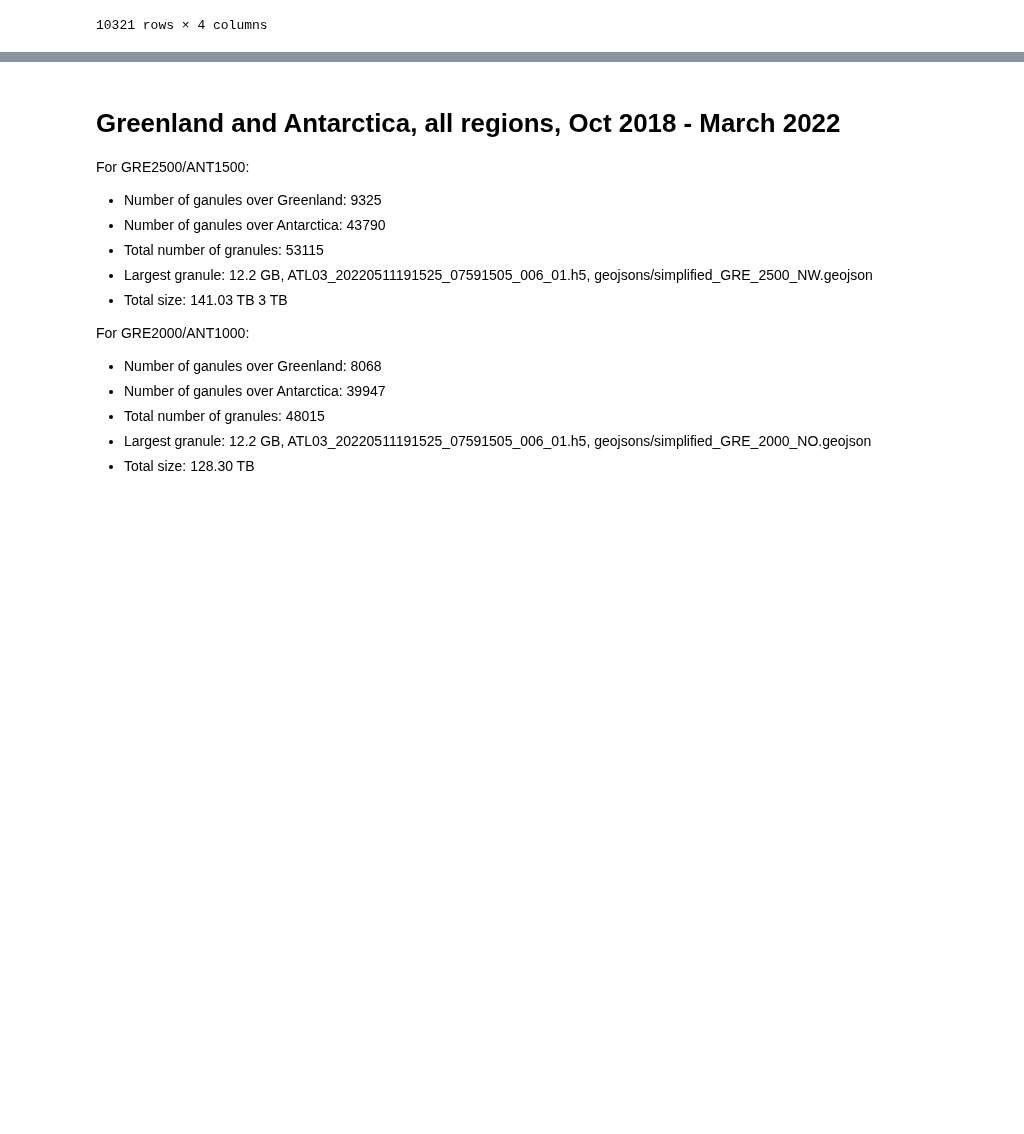
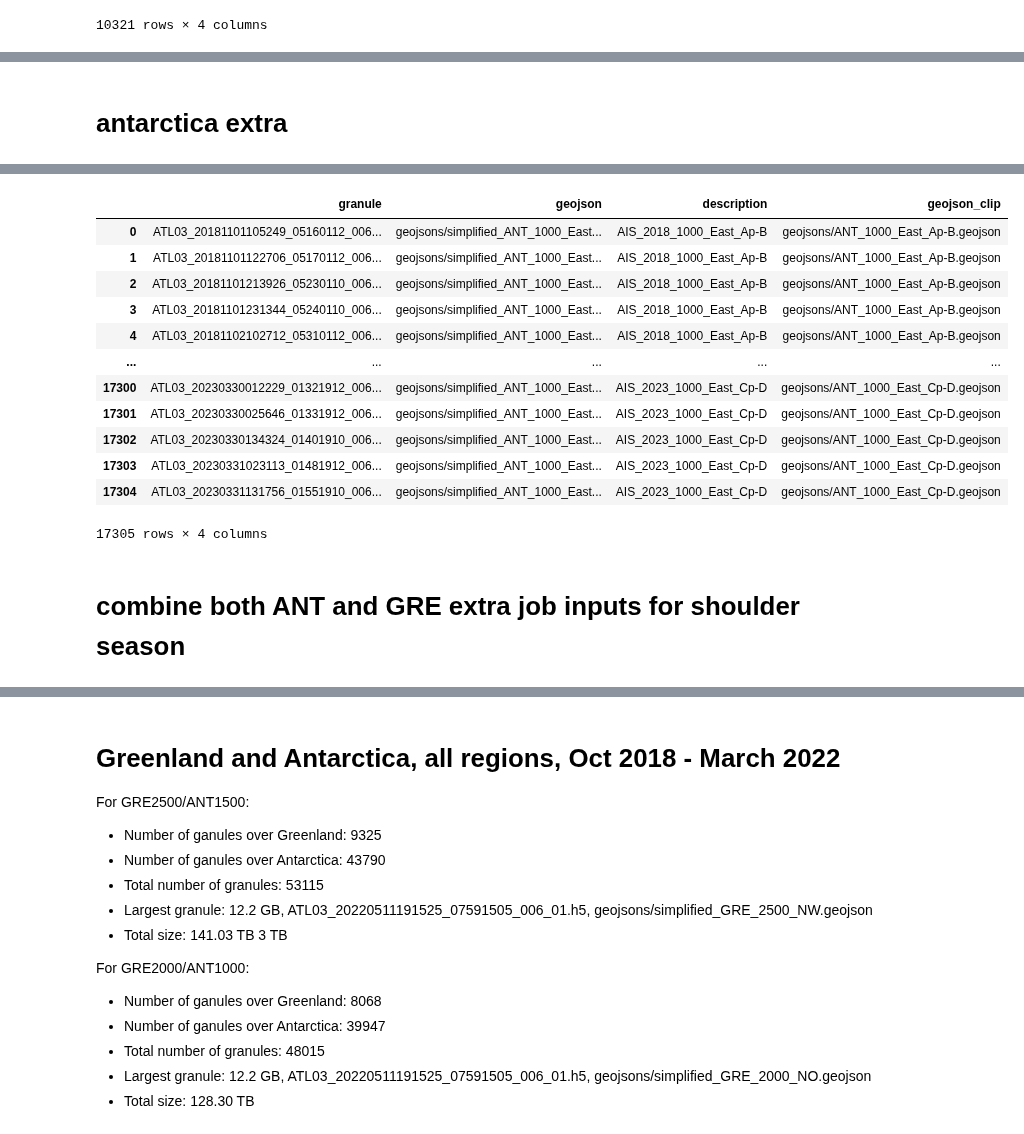
Before and after one commit to fliphilipp/GlacierLakeDetectionICESat2, a Jupyter notebook: make_granule_list.ipynb, the cells around one changed output, grey strips where cells are left out. Drawn from its saved outputs; the diff is of its cells as text; code cells hidden in the pictures; blank space fills up the shorter version.

```diff
--- a/make_granule_list.ipynb
+++ b/make_granule_list.ipynb
@@ -245,0 +337,62 @@ Total size: 29.50 TB
+# %% [markdown]
+# antarctica extra
+# %%
+dflist = []
+filename_out = 'granule_lists/ANT_1000_extraNovMar.csv'
+
+startyear = 2018
+endyear = 2023
+icesheet = 'AIS'
+searchfor = 'simplified_ANT_1000'
+gjsn_dir = 'geojsons'
+gjsn_list = [gjsn_dir+'/'+f for f in os.listdir(gjsn_dir) \
+            if os.path.isfile(os.path.join(gjsn_dir, f)) & (searchfor in f)]
+
+print('____________________________________________________________________________')
+print('ANTARCTICA EXTRA')
+print('____________________________________________________________________________')
+
+startday = '11-01'
+endday = '11-30'
+for i, gjsn in enumerate(gjsn_list):
+    geojson = gjsn[gjsn.rfind('/')+1:]
+    print('----------------------------------------------------------------')
+    print(geojson, '(', i+1, '/', len(gjsn_list), ')')
+    for yr in np.arange(startyear, endyear):
+        start_date = '%s-%s' % (yr, startday)
+        end_date = '%s-%s' % (yr, endday)
+        meltseason = start_date[:4] if start_date[:4]==end_date[:4] else start_date[:4] + '-' + end_date[2:4]
+        outname = 'granule_lists/' + icesheet + '_' + meltseason + '_' + geojson.replace('.geojson','') + '.csv'
+        df = make_granule_list(geojson, start_date, end_date, icesheet, meltseason, outname)
+        dflist.append(df)
+
+startday = '03-01'
+endday = '03-31'
+for i, gjsn in enumerate(gjsn_list):
+    geojson = gjsn[gjsn.rfind('/')+1:]
+    print('----------------------------------------------------------------')
+    print(geojson, '(', i+1, '/', len(gjsn_list), ')')
+    for yr in np.arange(startyear, endyear):
+        start_date = '%s-%s' % (yr+1, startday)
+        end_date = '%s-%s' % (yr+1, endday)
+        meltseason = start_date[:4] if start_date[:4]==end_date[:4] else start_date[:4] + '-' + end_date[2:4]
+        outname = 'granule_lists/' + icesheet + '_' + meltseason + '_' + geojson.replace('.geojson','') + '.csv'
+        df = make_granule_list(geojson, start_date, end_date, icesheet, meltseason, outname)
+        dflist.append(df)
+
+df_all = pd.concat(dflist)
+df_all.loc[:, 'description'] = df_all.apply(lambda x: x.loc['description'].replace('simplified_','').replace('GRE_','').replace('ANT_',''), axis=1)
+df_all.reset_index(inplace=True, drop=True)
+df_all.to_csv(filename_out.replace('.csv', '_size.csv'), header=False, index=False)
+
+print('Number of ganules over Greenland:', np.sum(df_all.apply(lambda x: 'GrIS' in x.loc['description'], axis=1)))
+print('Number of ganules over Antarctica:', np.sum(df_all.apply(lambda x: 'AIS' in x.loc['description'], axis=1)))
+print('Total number of granules:', len(df_all))
+maxrow = df_all.loc[np.argmax(df_all.size_mb),:]
+print('Largest granule: %.1f GB, %s, %s' % (maxrow.size_mb/1000, maxrow.granule, maxrow.geojson))
+print('Total size: %.2f TB' % (np.sum(df_all.size_mb)/1e6))
+
+df_all_nosize = df_all.drop(columns='size_mb').copy()
+df_all_nosize.to_csv(filename_out, header=False, index=False)
+df_all_nosize
+# %% [output]
@@ -245,0 +416,15 @@ Total size: 29.50 TB
+|  | granule | geojson | description | geojson_clip |
+| 0 | ATL03_20181101105249_05160112_006... | geojsons/simplified_ANT_1000_East... | AIS_2018_1000_East_Ap-B | geojsons/ANT_1000_East_Ap-B.geojson |
+| 1 | ATL03_20181101122706_05170112_006... | geojsons/simplified_ANT_1000_East... | AIS_2018_1000_East_Ap-B | geojsons/ANT_1000_East_Ap-B.geojson |
+| 2 | ATL03_20181101213926_05230110_006... | geojsons/simplified_ANT_1000_East... | AIS_2018_1000_East_Ap-B | geojsons/ANT_1000_East_Ap-B.geojson |
+| 3 | ATL03_20181101231344_05240110_006... | geojsons/simplified_ANT_1000_East... | AIS_2018_1000_East_Ap-B | geojsons/ANT_1000_East_Ap-B.geojson |
+| 4 | ATL03_20181102102712_05310112_006... | geojsons/simplified_ANT_1000_East... | AIS_2018_1000_East_Ap-B | geojsons/ANT_1000_East_Ap-B.geojson |
+| ... | ... | ... | ... | ... |
+| 17300 | ATL03_20230330012229_01321912_006... | geojsons/simplified_ANT_1000_East... | AIS_2023_1000_East_Cp-D | geojsons/ANT_1000_East_Cp-D.geojson |
+| 17301 | ATL03_20230330025646_01331912_006... | geojsons/simplified_ANT_1000_East... | AIS_2023_1000_East_Cp-D | geojsons/ANT_1000_East_Cp-D.geojson |
+| 17302 | ATL03_20230330134324_01401910_006... | geojsons/simplified_ANT_1000_East... | AIS_2023_1000_East_Cp-D | geojsons/ANT_1000_East_Cp-D.geojson |
+| 17303 | ATL03_20230331023113_01481912_006... | geojsons/simplified_ANT_1000_East... | AIS_2023_1000_East_Cp-D | geojsons/ANT_1000_East_Cp-D.geojson |
+| 17304 | ATL03_20230331131756_01551910_006... | geojsons/simplified_ANT_1000_East... | AIS_2023_1000_East_Cp-D | geojsons/ANT_1000_East_Cp-D.geojson |
+17305 rows × 4 columns
+# %% [markdown]
+# combine both ANT and GRE extra job inputs for shoulder season
```
Also changed, not shown: parts of 7 cells of this notebook, 33 other files.
